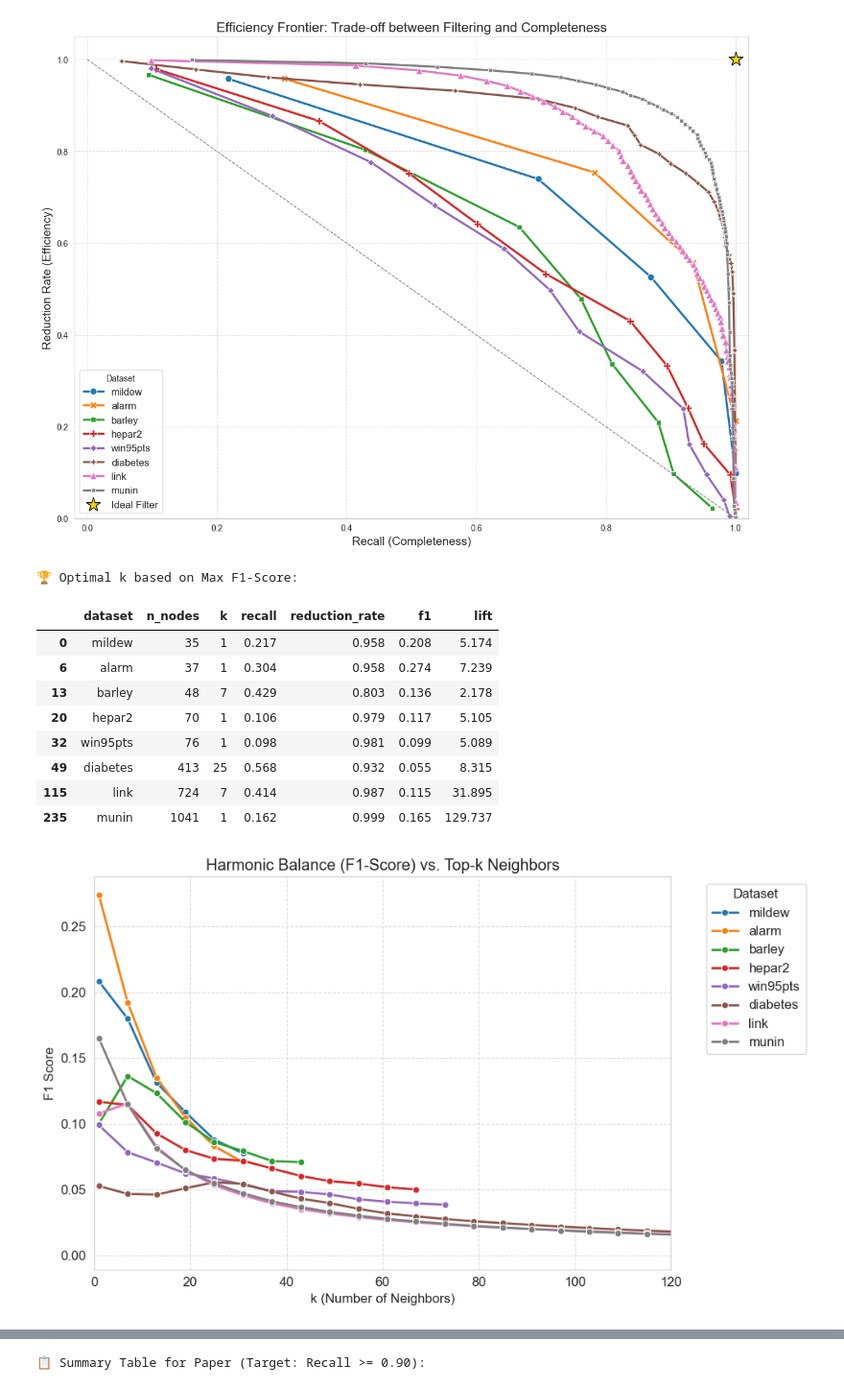
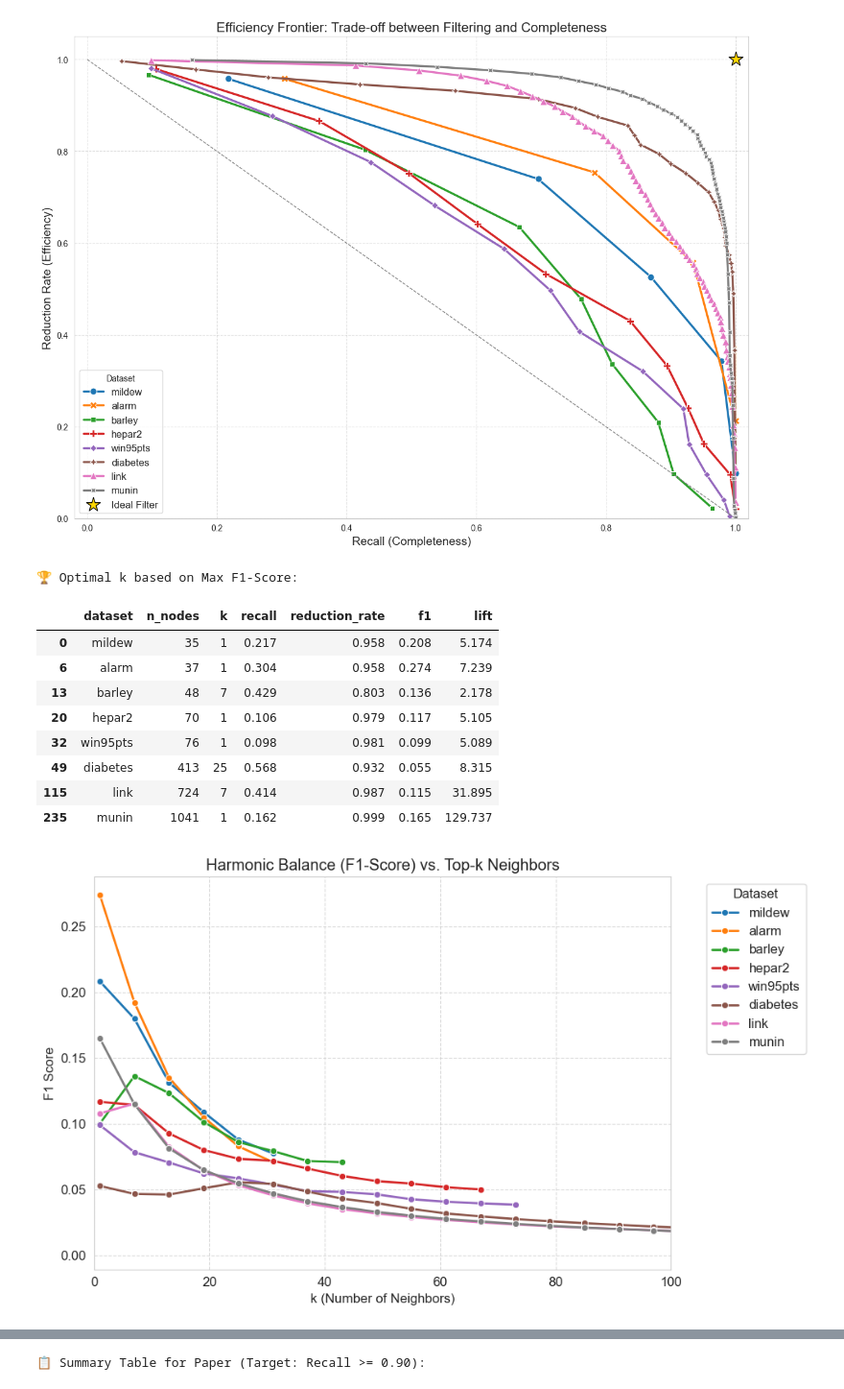
Before and after one commit to Palindromer/CausalEmbed, a Jupyter notebook: notebooks/02_batch_experiments.ipynb, the cells around one changed output, grey strips where cells are left out. Shown at 96% size. Saved outputs shown, nothing was run; the diff lists cells and outputs as text; code cells hidden in the pictures.

```diff
--- a/notebooks/02_batch_experiments.ipynb
+++ b/notebooks/02_batch_experiments.ipynb
@@ -326,7 +326,7 @@ plt.xlabel("k (Number of Neighbors)")
 plt.legend(title="Dataset", bbox_to_anchor=(1.05, 1), loc='upper left')
 plt.grid(True, which='both', linestyle='--', alpha=0.7)
 plt.tight_layout()
-plt.xlim(0, 120)
+plt.xlim(0, 100)
 plt.show()
 
 # Plot B: Lift Metric (Superiority over Random)
@@ -356,34 +356,34 @@ sns.lineplot(
 )
 
 # Annotate specific k values for the largest dataset (e.g., Munin) to show direction
 largest_dataset = df_all_results.loc[df_all_results['n_nodes'].idxmax(), 'dataset']
 subset = df_all_results[df_all_results['dataset'] == largest_dataset]
 forline = subset.sort_values('k')
 for i, point in forline.iterrows():
     if point['k'] in [1, 5, 10, 20]: # Label only specific k to avoid clutter
         plt.text(point['recall'], point['reduction_rate']+0.01, f"k={int(point['k'])}", fontsize=9, color='black')
 
 plt.title(f"Efficiency Frontier: Reduction Rate vs. Recall\n(annotated k for {largest_dataset})")
 plt.xlabel("Recall (Completeness)")
 plt.ylabel("Reduction Rate (Sparsity)")
 plt.xlim(0.4, 1.05)
 plt.ylim(0.4, 1.05)
 plt.grid(True, linestyle='--')
 plt.legend(bbox_to_anchor=(1.05, 1), loc='upper left')
 plt.tight_layout()
 plt.show()
 # %% [output]
 🏆 Optimal k based on Max F1-Score:
 |  | dataset | n_nodes | k | recall | reduction_rate | f1 | lift |
 | 0 | mildew | 35 | 1 | 0.217 | 0.958 | 0.208 | 5.174 |
 | 6 | alarm | 37 | 1 | 0.304 | 0.958 | 0.274 | 7.239 |
 | 13 | barley | 48 | 7 | 0.429 | 0.803 | 0.136 | 2.178 |
 | 20 | hepar2 | 70 | 1 | 0.106 | 0.979 | 0.117 | 5.105 |
 | 32 | win95pts | 76 | 1 | 0.098 | 0.981 | 0.099 | 5.089 |
 | 49 | diabetes | 413 | 25 | 0.568 | 0.932 | 0.055 | 8.315 |
 | 115 | link | 724 | 7 | 0.414 | 0.987 | 0.115 | 31.895 |
 | 235 | munin | 1041 | 1 | 0.162 | 0.999 | 0.165 | 129.737 |
-[figure, old version]
+[figure, new version]
 [figure]
 [figure]
 # %%
```
Also changed, not shown: parts of 2 cells of this notebook, 1 other file.
